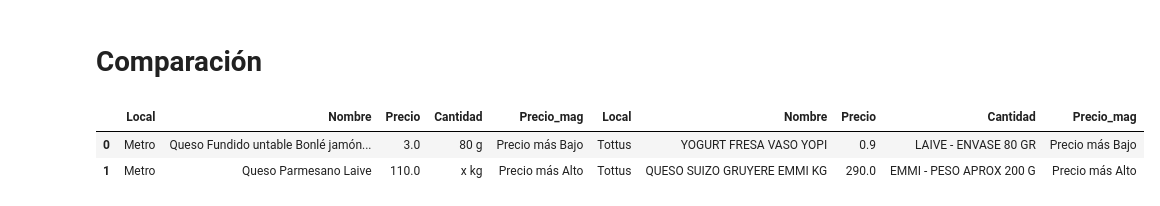
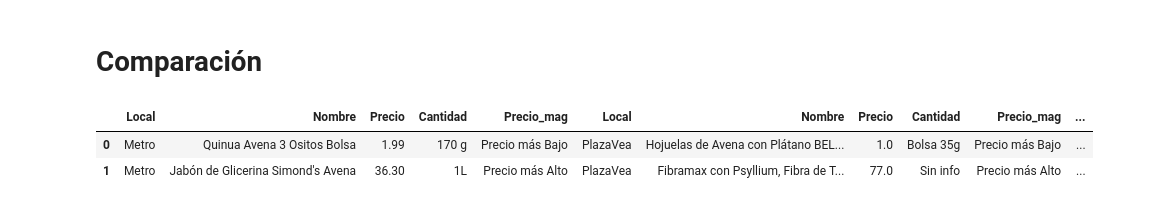
Before and after one commit to Diego020A/Trabajo_Final_LP2, a Jupyter notebook: Trabajo Final LP2 (Mejorado).ipynb, the cells around one changed output. Cells and saved outputs as stored; diff of their text form; code cells hidden in the pictures.

```diff
--- a/Trabajo Final LP2 (Mejorado).ipynb
+++ b/Trabajo Final LP2 (Mejorado).ipynb
@@ -40,9 +40,8 @@ from selenium.webdriver.chrome.service import Service
 
 options = webdriver.ChromeOptions()
 options.add_argument('--incognito')
-s= Service('C:/Users/Diego/Desktop/Trabajo_Final_LP2/chromedriver.exe')   # Se utiliza comando Service() porque arrojaba error
                                                                           # deprecated .... iperkenel.
-driver = webdriver.Chrome(service=s,options = options)
+driver = webdriver.Chrome(public,options = options)
 
 # Se asigna la pagina web a scrapear
 driver.get("https://www.metro.pe/")
@@ -219,7 +218,7 @@ for i in datos1:
 
 # Se crea dataframe para estructurar datos con las columnas Nombre-Precio(S/.)-Cantidad
 
-columnas=['Local','Nombre','Precio (S/.)','Cantidad']
+columnas=['Local','Nombre','Precio','Cantidad']
 Metro=pd.DataFrame(data=total1,columns=columnas)
 
 driver.close()
@@ -257,9 +417,7 @@ from selenium.webdriver.chrome.service import Service
 
 options = webdriver.ChromeOptions()
 options.add_argument('--incognito')
-s= Service('C:/Users/Diego/Desktop/Trabajo_Final_LP2/chromedriver.exe')   # Se utiliza comando Service() porque arrojaba error
-                                                                          # deprecated .... iperkenel.
-driver = webdriver.Chrome(service=s,options = options)
+driver = webdriver.Chrome(public,options = options)
 
 # Se asigna la pagina web a scrapear
 driver.get("https://www.tottus.com.pe/")
@@ -365,7 +524,7 @@ for i in datos3:
 
 # Se crea dataframe con datos ya estructurados con las columnas Nombre-Precio(S/.)-Cantidad
 
-columnas=['Local','Nombre','Precio (S/.)','Cantidad']
+columnas=['Local','Nombre','Precio','Cantidad']
 Tottus=pd.DataFrame(data=total3,columns=columnas)
 driver.close()
 Tottus
@@ -387,25 +550,29 @@ Tottus
 #  Comparación
 # %%
 # Ordena de menor a mayor de
-M_orden=Metro.sort_values(by='Precio (S/.)')
-T_orden=Tottus.sort_values(by='Precio (S/.)')
+M_orden=Metro.sort_values(by='Precio')
+P_orden=PlazaVea.sort_values(by='Precio')
+T_orden=Tottus.sort_values(by='Precio')
 # Se selecciona el primer y ultimo producto de la tabla anterior
 M_altobajo= M_orden.iloc[[0,-1]]
+P_altobajo= P_orden.iloc[[0,-1]]
 T_altobajo= T_orden.iloc[[0,-1]]
 # Se crea nueva columna que indica la magnitud del precio (más alto y más bajo)
 T_altobajo=T_altobajo.assign(Precio_mag =['Precio más Bajo','Precio más Alto'])
+P_altobajo=P_altobajo.assign(Precio_mag =['Precio más Bajo','Precio más Alto'])
 M_altobajo=M_altobajo.assign(Precio_mag =['Precio más Bajo','Precio más Alto'])
 T_altobajo.index = ['0', '1']
+P_altobajo.index = ['0', '1']
 M_altobajo.index = ['0', '1']
 
 # Se unen las tablas (pd.concat) y se muestra de forma horizontal
-comparacion1=pd.concat([M_altobajo,T_altobajo],axis=1)      # Comparación en columnas
+comparacion1=pd.concat([M_altobajo,P_altobajo,T_altobajo],axis=1)      # Comparación en columnas
 #comparacion=pd.concat([M_altobajo,T_altobajo],axis=0)     # Comparación en filas
 
 comparacion1
 # %% [output]
-|  | Local | Nombre | Precio | Cantidad | Precio_mag | Local | Nombre | Precio | Cantidad | Precio_mag |
-| 0 | Metro | Queso Fundido untable Bonlé jamón... | 3.0 | 80 g | Precio más Bajo | Tottus | YOGURT FRESA VASO YOPI | 0.9 | LAIVE - ENVASE 80 GR | Precio más Bajo |
-| 1 | Metro | Queso Parmesano Laive | 110.0 | x kg | Precio más Alto | Tottus | QUESO SUIZO GRUYERE EMMI KG | 290.0 | EMMI - PESO APROX 200 G | Precio más Alto |
+|  | Local | Nombre | Precio | Cantidad | Precio_mag | Local | Nombre | Precio | Cantidad | Precio_mag | ... |
+| 0 | Metro | Quinua Avena 3 Ositos Bolsa | 1.99 | 170 g | Precio más Bajo | PlazaVea | Hojuelas de Avena con Plátano BEL... | 1.0 | Bolsa 35g | Precio más Bajo | ... |
+| 1 | Metro | Jabón de Glicerina Simond's Avena | 36.30 | 1L | Precio más Alto | PlazaVea | Fibramax con Psyllium, Fibra de T... | 77.0 | Sin info | Precio más Alto | ... |
 # %%
 # Comparación desde el precio más bajo al precio más alto en todos los productos encontrados en las dos localidades
```
Also changed, not shown: parts of 13 cells of this notebook.
